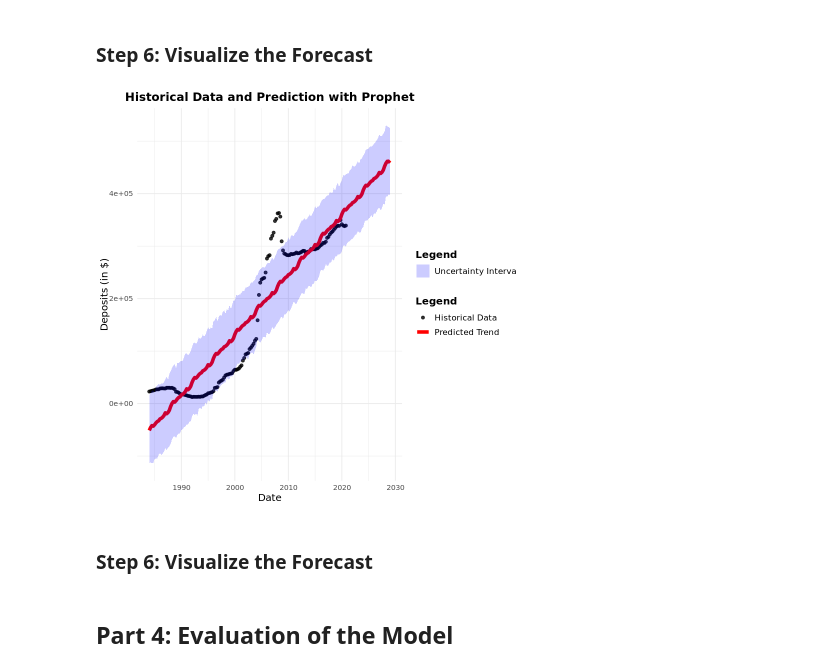
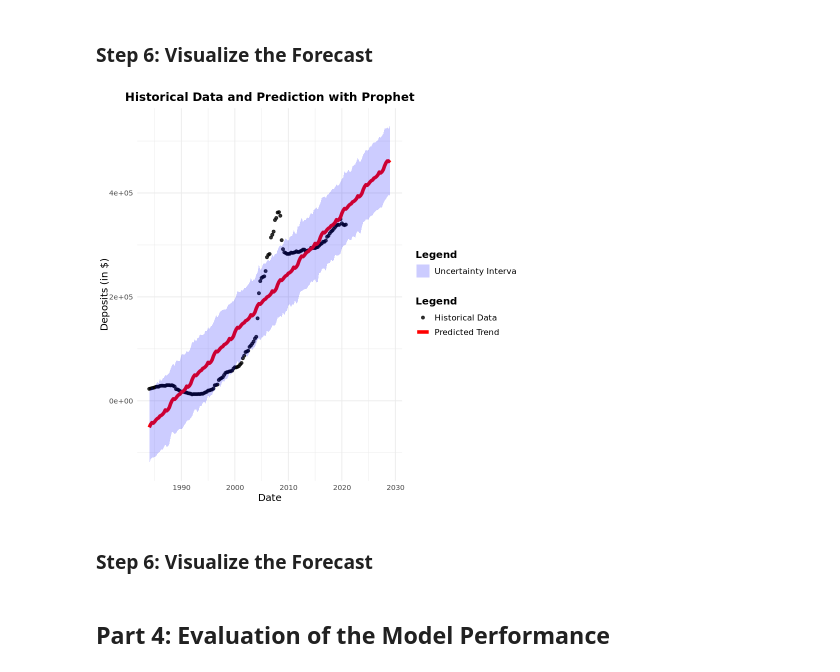
Before and after one commit to nzarama-kouadio/DUKE_MIDS_QFC_Final_Project, a Jupyter notebook: model_prediction/prophet_model.ipynb, the cells around one changed output. Cells and saved outputs as stored; diff of their text form; code cells hidden in the pictures.

Commit message:
performance metric

```diff
--- a/model_prediction/prophet_model.ipynb
+++ b/model_prediction/prophet_model.ipynb
@@ -338,5 +322,5 @@ Optimization terminated abnormally. Falling back to Newton optimizer.
 # %% [markdown]
 ### Step 4: Create a Future Dataframe
 # %%
-future_data <- make_future_dataframe(prophet_model, periods = 33, freq = "quarter") # start counting from the end of the training data: 2020 Q4 to 2028 Q1
-#View(future_data) # The output of make_future_dataframe() will include both the training data dates and the newly created future dates.
+future_train_data <- make_future_dataframe(prophet_model, periods = 33, freq = "quarter") # start counting from the end of the training data: 2020 Q4 to 2028 Q1
+View(future_train_data) # The output of make_future_dataframe() will include both the training data dates and the newly created future dates.
@@ -343,52 +347,52 @@ future_data <- make_future_dataframe(prophet_model, periods = 33, freq = "quarte
 # %% [markdown]
 ### Step 5: Predict Future Values
 # %%
-prediction <- predict(prophet_model, future_data)
+prediction_train_data <- predict(prophet_model, future_train_data)
 # %% [markdown]
 ### Step 6: Visualize the Forecast
 # %%
 # Ensure 'ds' is a Date object
 train_data$ds <- as.Date(train_data$ds)
-prediction$ds <- as.Date(prediction$ds)
+prediction_train_data$ds <- as.Date(prediction_train_data$ds)
 
 ggplot() +
   # Add historical data points
   geom_point(data = train_data, aes(x = ds, y = y, color = "Historical Data"), size = 1.5, alpha = 0.8) +
   # Add the predicted trend line
-  geom_line(data = prediction, aes(x = ds, y = yhat, color = "Predicted Trend"), size = 2) +
+  geom_line(data = prediction_train_data, aes(x = ds, y = yhat, color = "Predicted Trend"), size = 2) +
   # Add uncertainty intervals for predictions
   geom_ribbon(
-    data = prediction,
+    data = prediction_train_data,
     aes(x = ds, ymin = yhat_lower, ymax = yhat_upper, fill = "Uncertainty Interval"),
     alpha = 0.2
   ) +
   # Add labels and a title
   labs(
     title = "Historical Data and Prediction with Prophet",
     x = "Date",
     y = "Deposits (in $)",
     color = "Legend",
     fill = "Legend"
   ) +
   # Customize colors for the legend
   scale_color_manual(
     values = c("Historical Data" = "black", "Predicted Trend" = "red")
   ) +
   scale_fill_manual(
     values = c("Uncertainty Interval" = "blue")
   ) +
   # Add a minimal theme
   theme_minimal() +
   theme(
     plot.title = element_text(hjust = 0.5, size = 14, face = "bold"),
     axis.title.x = element_text(size = 12),
     axis.title.y = element_text(size = 12),
     legend.title = element_text(size = 12, face = "bold"),
     legend.text = element_text(size = 10)
   )
 # %% [output]
-[figure, old version]
+[figure, new version]
 # %% [markdown]
 ### Step 6: Visualize the Forecast
 # %% [markdown]
-## Part 4: Evaluation of the Model
+## Part 4: Evaluation of the Model Performance
```
Also changed, not shown: parts of 16 cells of this notebook.
